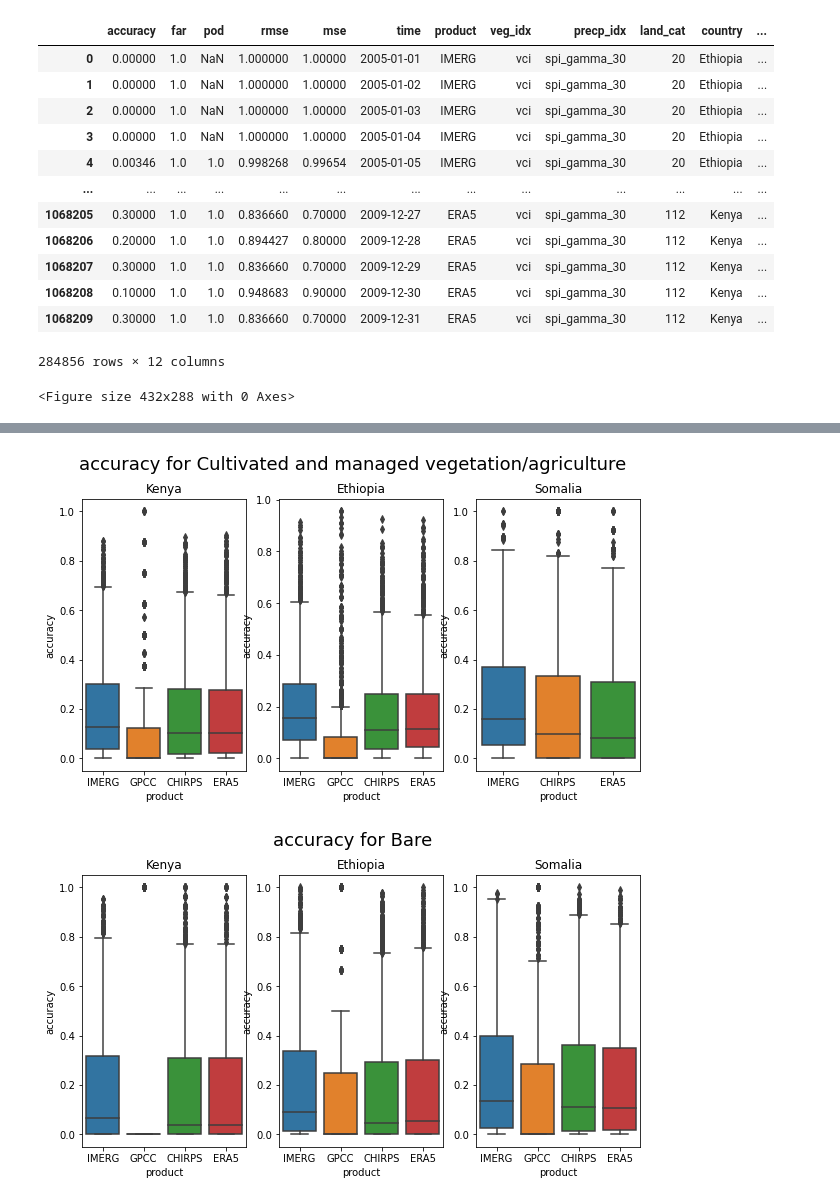
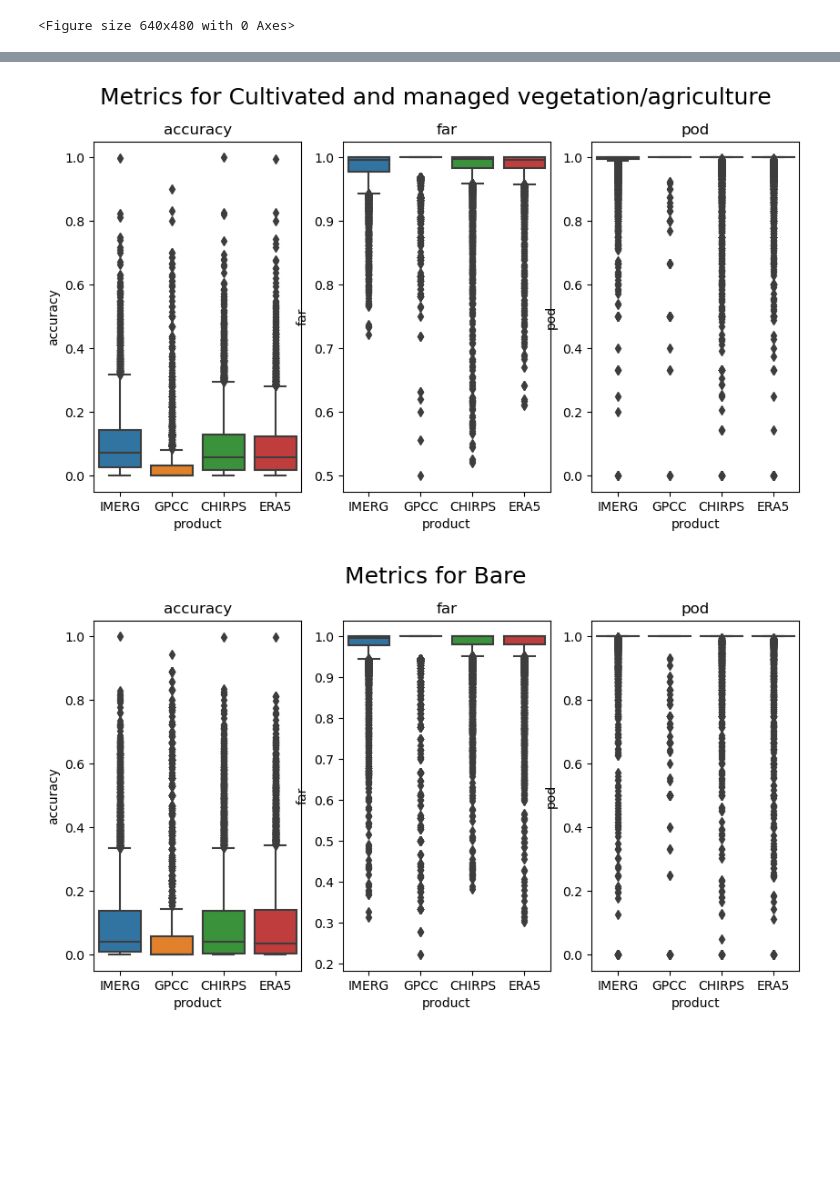
Before and after one commit to Riccardo7-DS/Indices_analysis, a Jupyter notebook: notebooks/visualize_vci_spi.ipynb, the cells around one changed output, grey strips where cells are left out. Saved outputs shown, nothing was run; the diff lists cells and outputs as text; code cells hidden in the pictures; blank space fills up the shorter version.

```diff
--- a/notebooks/visualize_vci_spi.ipynb
+++ b/notebooks/visualize_vci_spi.ipynb
@@ -1,8 +1,8 @@
 # %%
 import pandas as pd
-data = pd.read_csv(r'../data/spi_vci/spi_vci_daily.csv').iloc[:, 1:]
+data = pd.read_csv(r'../data/spi_vci_daily.csv').iloc[:, 1:]
 # %%
-for idx, df in data.drop(columns={'precp_idx','land_cat','time'}).groupby(['country','product']):
+for idx, df in data.drop(columns={'precp_idx','land_cat','time'}).groupby(['product']):
         # plot a hist for each column
     axes = df.hist(layout=(1, 6), figsize=(15, 4), ec='k', grid=False)
 
@@ -54,37 +46,21 @@ df.style.background_gradient(cmap='Blues')
-# %%
-sub_df
-# %% [output]
-|  | accuracy | far | pod | rmse | mse | time | product | veg_idx | precp_idx | land_cat | country | ... |
-| 0 | 0.00000 | 1.0 | NaN | 1.000000 | 1.00000 | 2005-01-01 | IMERG | vci | spi_gamma_30 | 20 | Ethiopia | ... |
-| 1 | 0.00000 | 1.0 | NaN | 1.000000 | 1.00000 | 2005-01-02 | IMERG | vci | spi_gamma_30 | 20 | Ethiopia | ... |
-| 2 | 0.00000 | 1.0 | NaN | 1.000000 | 1.00000 | 2005-01-03 | IMERG | vci | spi_gamma_30 | 20 | Ethiopia | ... |
-| 3 | 0.00000 | 1.0 | NaN | 1.000000 | 1.00000 | 2005-01-04 | IMERG | vci | spi_gamma_30 | 20 | Ethiopia | ... |
-| 4 | 0.00346 | 1.0 | 1.0 | 0.998268 | 0.99654 | 2005-01-05 | IMERG | vci | spi_gamma_30 | 20 | Ethiopia | ... |
-| ... | ... | ... | ... | ... | ... | ... | ... | ... | ... | ... | ... | ... |
-| 1068205 | 0.30000 | 1.0 | 1.0 | 0.836660 | 0.70000 | 2009-12-27 | ERA5 | vci | spi_gamma_30 | 112 | Kenya | ... |
-| 1068206 | 0.20000 | 1.0 | 1.0 | 0.894427 | 0.80000 | 2009-12-28 | ERA5 | vci | spi_gamma_30 | 112 | Kenya | ... |
-| 1068207 | 0.30000 | 1.0 | 1.0 | 0.836660 | 0.70000 | 2009-12-29 | ERA5 | vci | spi_gamma_30 | 112 | Kenya | ... |
-| 1068208 | 0.10000 | 1.0 | 1.0 | 0.948683 | 0.90000 | 2009-12-30 | ERA5 | vci | spi_gamma_30 | 112 | Kenya | ... |
-| 1068209 | 0.30000 | 1.0 | 1.0 | 0.836660 | 0.70000 | 2009-12-31 | ERA5 | vci | spi_gamma_30 | 112 | Kenya | ... |
-284856 rows × 12 columns
 # %%
 import matplotlib.pyplot as plt
 
 plt.subplots_adjust(wspace=0.8)
 plt.subplots_adjust(hspace=0.5)
 
+metrics = ["accuracy","far","pod"]
 
-countries = ['Kenya','Ethiopia','Somalia']
+#countries = ['Kenya','Ethiopia','Somalia']
 for i, soil in enumerate(sub_df["description"].unique()):
-    for metric in ['accuracy']:
-        fig, axes = plt.subplots(1, 3, figsize=(10,5))
-        for country, ax in zip(countries, axes.ravel()):
-            plt.suptitle(f"{metric} for {soil}", fontsize=18, y=1)
-
-            new_df = sub_df.loc[(sub_df["country"]==country) & (sub_df["description"]==soil)].dropna(subset=[metric])
-            if len(new_df)>0:
-                sns.boxplot(data = new_df, y=metric, x='product', ax=ax)
-            ax.set_title(f"{country}")
-        plt.show()
+    #for metric in ['accuracy']:
+    fig, axes = plt.subplots(1, 3, figsize=(10,5))
+    for metric, ax in zip(metrics, axes.ravel()):
+        plt.suptitle(f"Metrics for {soil}", fontsize=18, y=1)
+        new_df = sub_df.loc[(sub_df["description"]==soil)].dropna(subset=[metric])
+        if len(new_df)>0:
+            sns.boxplot(data = new_df, y=metric, x='product', ax=ax)
+        ax.set_title(f"{metric}")
+    plt.show()
 # %% [output]
-<Figure size 432x288 with 0 Axes>
+<Figure size 640x480 with 0 Axes>
@@ -92,2 +68,2 @@ for i, soil in enumerate(sub_df["description"].unique()):
-[figure, old version]
+[figure, new version]
-[figure, old version]
+[figure, new version]
```
Also changed, not shown: parts of 3 cells of this notebook, 10 other files.
